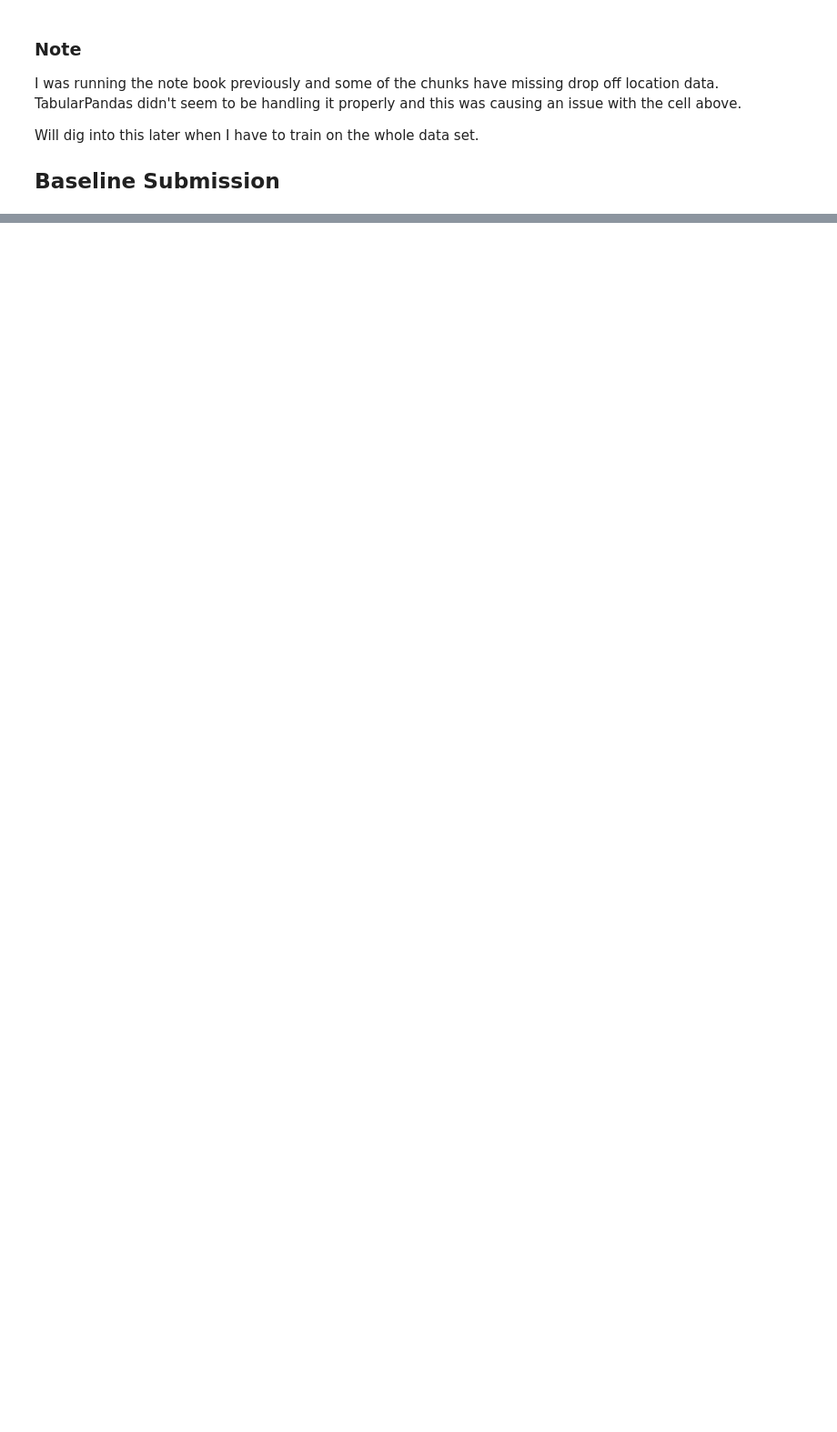
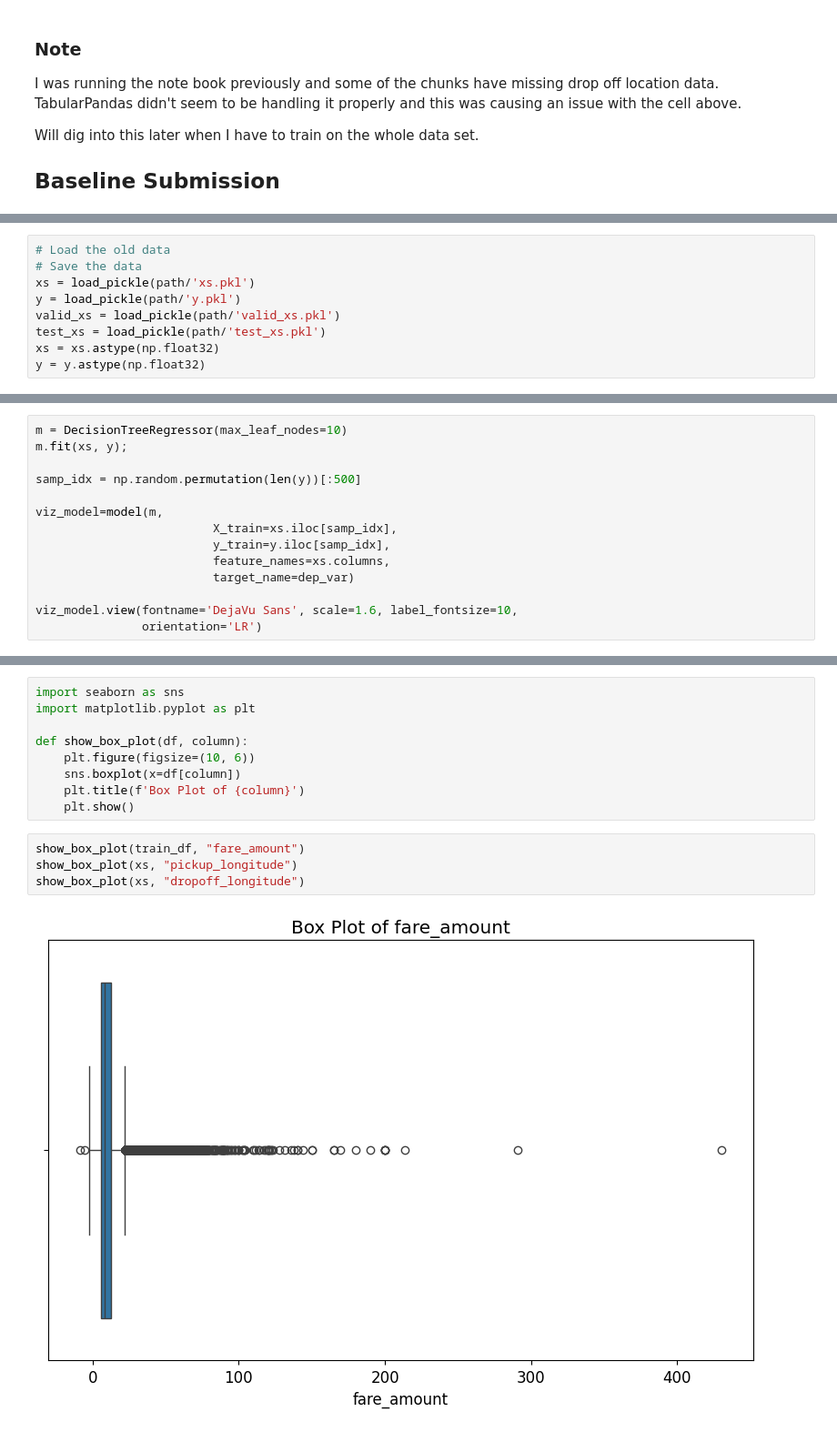
Before and after one commit to loganhartford/taxi_fare, a Jupyter notebook: taxi_fare.ipynb, the cells around one changed output, grey strips where cells are left out. Shown at 91% size. Saved outputs shown, nothing was run; the diff lists cells and outputs as text; blank space fills up the shorter version.

```diff
--- a/taxi_fare.ipynb
+++ b/taxi_fare.ipynb
@@ -287,0 +405,9 @@ submission.head()
+# %%
+# Load the old data
+# Save the data
+xs = load_pickle(path/'xs.pkl')
+y = load_pickle(path/'y.pkl')
+valid_xs = load_pickle(path/'valid_xs.pkl')
+test_xs = load_pickle(path/'test_xs.pkl')
+xs = xs.astype(np.float32)
+y = y.astype(np.float32)
@@ -287,0 +423,14 @@ submission.head()
+# %%
+m = DecisionTreeRegressor(max_leaf_nodes=10)
+m.fit(xs, y);
+
+samp_idx = np.random.permutation(len(y))[:500]
+
+viz_model=model(m,
+                         X_train=xs.iloc[samp_idx],
+                         y_train=y.iloc[samp_idx],
+                         feature_names=xs.columns,
+                         target_name=dep_var)
+
+viz_model.view(fontname='DejaVu Sans', scale=1.6, label_fontsize=10,
+               orientation='LR')
@@ -287,0 +445,15 @@ submission.head()
+# %%
+import seaborn as sns
+import matplotlib.pyplot as plt
+
+def show_box_plot(df, column):
+    plt.figure(figsize=(10, 6))
+    sns.boxplot(x=df[column])
+    plt.title(f'Box Plot of {column}')
+    plt.show()
+# %%
+show_box_plot(train_df, "fare_amount")
+show_box_plot(xs, "pickup_longitude")
+show_box_plot(xs, "dropoff_longitude")
+# %% [output]
+[figure, added]
```
Also changed, not shown: parts of 67 cells of this notebook, 1 other file.
